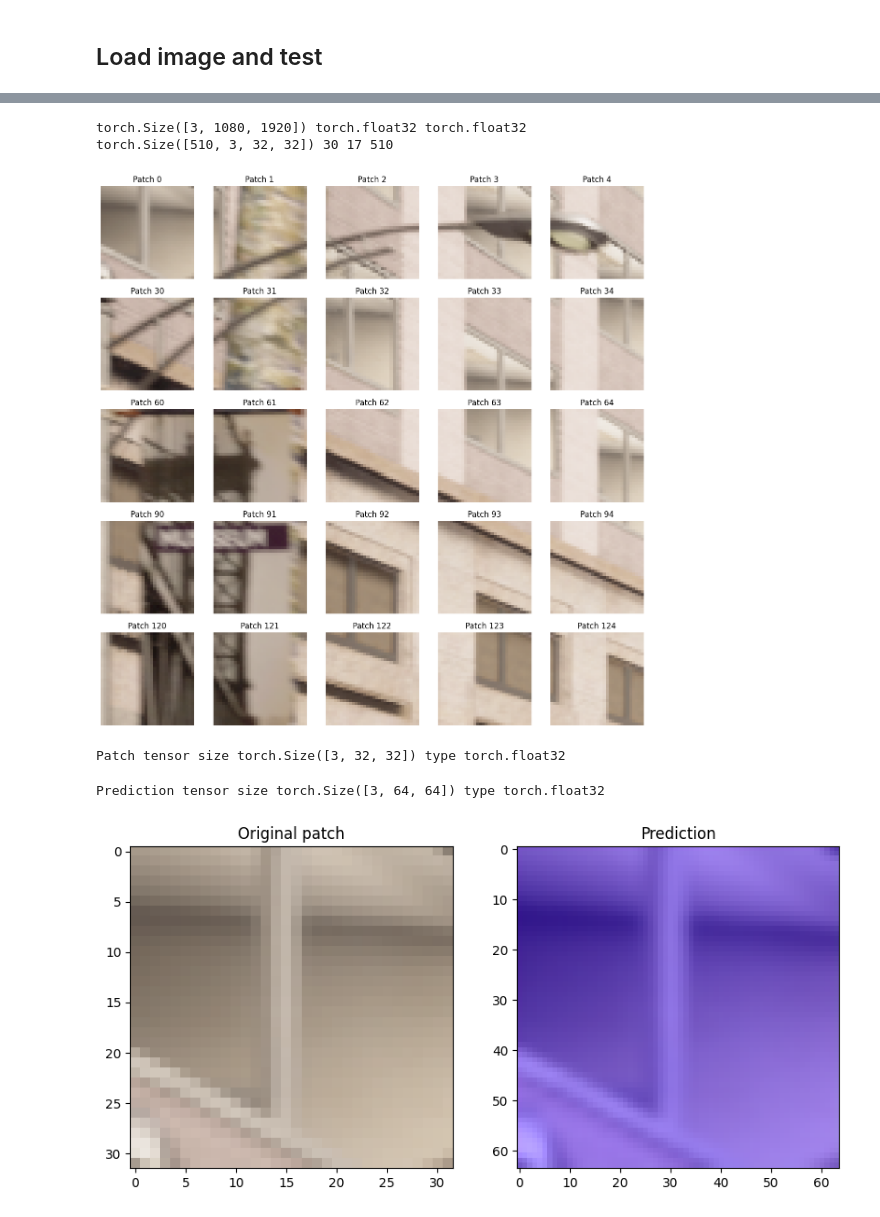
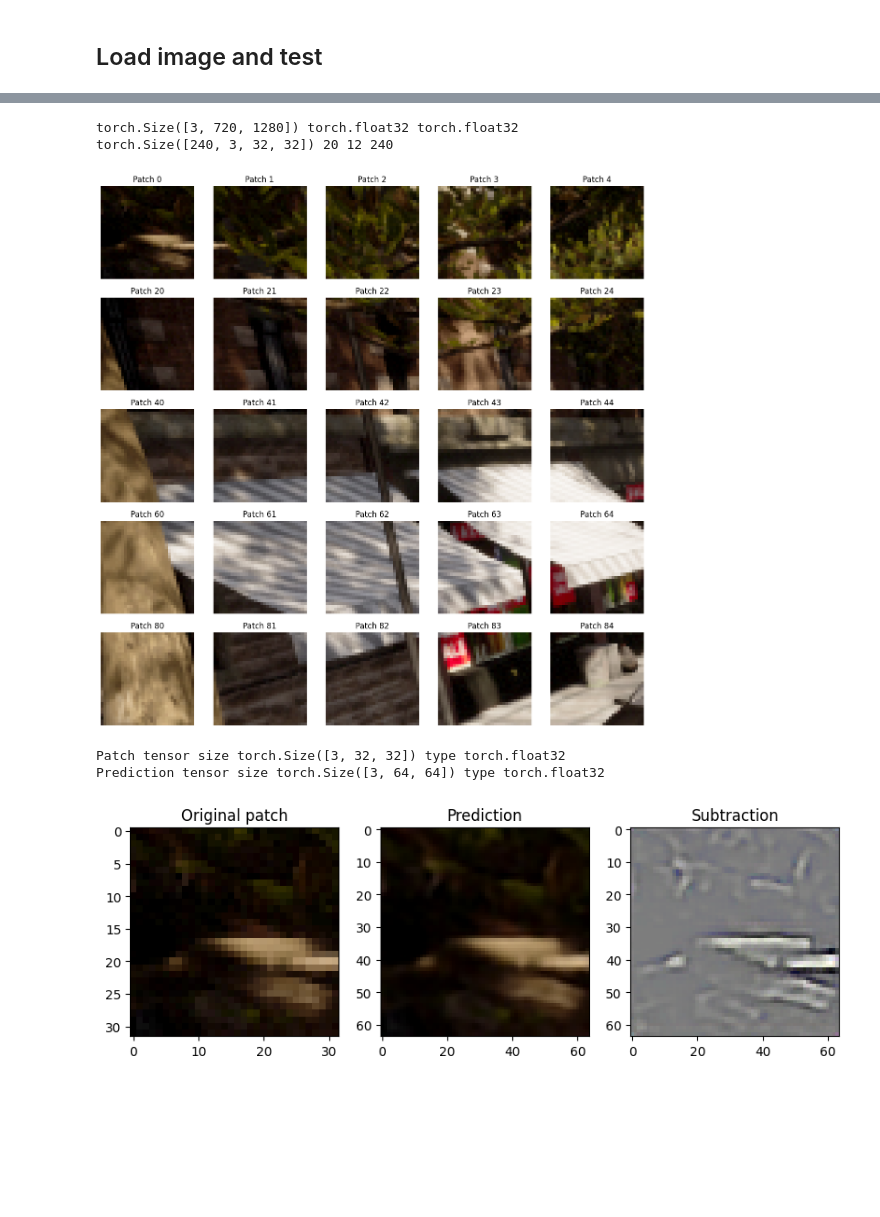
Before and after one commit to MightyCode/Super-Resolution-Project, a Jupyter notebook: test_model_on_image.ipynb, the cells around one changed output, grey strips where cells are left out. Cells and saved outputs as stored; diff of their text form; code cells hidden in the pictures; blank space fills up the shorter version.

Commit message:
add clamp to upscale, fix saving and loading file in nntools, fix the notebook that aims to test on example images

```diff
--- a/test_model_on_image.ipynb
+++ b/test_model_on_image.ipynb
@@ -45,19 +45,21 @@ small_valid_dataset = None
 stats_manager = None
 
 lr = 1e-3
-batch_size = 32
+batch_size = 512
 
 torch.cuda.empty_cache()
 r = UpscaleNN()
-torch.cuda.empty_cache()
 r = r.to(device)
 
-path = "results/smallbatchexperiment-upscale2"
+path = "results/superresol-upscale2"
 
 adam = torch.optim.Adam(r.parameters(), lr=lr)
 
 def criterion(y, d):
     return F.mse_loss(y, d)
 
-exp = nt.Experiment(r, small_dataset, small_valid_dataset, adam, stats_manager, device, criterion, batch_size=1,
-                     output_dir=path, perform_validation_during_training=True)
+exp = nt.Experiment(r,
+                    small_dataset, small_valid_dataset,
+                    adam, stats_manager, device, criterion,
+                    batch_size=batch_size,
+                    output_dir=path, perform_validation_during_training=True)
@@ -74,8 +78,8 @@ image_transforme = transforms.Compose([
 # %%
 resources_path = "resources"
 
-image_path = os.path.join(resources_path, "test/1920x1080/00178.png")
-image = cv2.imread(image_path)
+image_path = os.path.join(resources_path, "example.png")
+image = torchUtil.norm_numpy_image(cv2.imread(image_path).astype(np.float32) / 255.0)
 image_size = (image.shape[1], image.shape[0])
 
 # divide image image by 2
@@ -83,8 +87,8 @@ resized_image = cv2.resize(image, (image_size[0] // 2, image_size[1] // 2))
 new_image_size = (resized_image.shape[1], resized_image.shape[0])
 
 # apply transform to image
-image_tensor = image_transforme(image)
-resized_tensor = image_transforme(resized_image)
+image_tensor = image_transforme(image).to(device)
+resized_tensor = image_transforme(resized_image).to(device)
 
 fig, ax = plt.subplots(1, 2, figsize=(10, 10))
 ax[0].imshow(torchUtil.tensor_to_image(image_tensor))
@@ -113,8 +117,8 @@ print(image_tensor.shape, image_tensor.dtype, resized_patches.dtype)
 
 print(resized_patches.shape, num_patch_width, num_patch_height, num_patch_total)
 # %% [output]
-torch.Size([3, 1080, 1920]) torch.float32 torch.float32
-torch.Size([510, 3, 32, 32]) 30 17 510
+torch.Size([3, 720, 1280]) torch.float32 torch.float32
+torch.Size([240, 3, 32, 32]) 20 12 240
 # %%
 num_cols = min(5, num_patch_width)
 num_rows = min(5, num_patch_height)
@@ -130,32 +134,47 @@ for i in range(num_rows):
         ax[i, j].set_title(f"Patch {i * num_patch_width + j}")
         ax[i, j].axis('off')
 # %% [output]
-[figure, old version]
+[figure, new version]
+# %%
+from torchvision.transforms.v2 import Resize
+
+def resize_tensor(tensor, size):
+    return Resize(size, antialias=True)(tensor)
+
+def resize_tensor_to_numpy(tensor, size):
+    return torchUtil.tensor_to_numpy(resize_tensor(tensor, size))
 # %%
 # Make the model predict one patch
 patch_index = 0
 
 patch = resized_patches[patch_index].to(device)
 print("Patch tensor size", patch.shape, "type", patch.dtype)
 
 with torch.no_grad():
     prediction = exp.net(patch)
-    prediction = prediction.squeeze(0).cpu()
+    prediction = prediction.squeeze(0)
 
     print("Prediction tensor size", prediction.shape, "type", prediction.dtype)
 
-fig, ax = plt.subplots(1, 2, figsize=(10, 10))
+    bilinear = resize_tensor_to_numpy(patch, (patch_size * 2, patch_size * 2))
+
+    subtraction = torchUtil.norm_numpy_image(torchUtil.tensor_to_numpy(prediction) - bilinear)
+
+fig, ax = plt.subplots(1, 3, figsize=(10, 10))
 ax[0].imshow(torchUtil.tensor_to_image(patch.squeeze(0).cpu()))
 ax[0].set_title(f"Original patch")
 
-ax[1].imshow(torchUtil.tensor_to_image(prediction.clamp(0, 1)))
+ax[1].imshow(torchUtil.tensor_to_image(prediction))
 ax[1].set_title(f"Prediction")
 
+ax[2].imshow(torchUtil.numpy_to_image(subtraction))
+ax[2].set_title(f"Subtraction")
+
 plt.show()
 # %% [output]
 Patch tensor size torch.Size([3, 32, 32]) type torch.float32
+Prediction tensor size torch.Size([3, 64, 64]) type torch.float32
-Prediction tensor size torch.Size([3, 64, 64]) type torch.float32
-[figure, old version]
+[figure, new version]
 # %%
 #image_upscaled_torch = exp.net(resized_tensor.to(device)).squeeze(0).cpu()
 image_upscaled_torch = PatchImageTool.predict_image_from_image_patches(exp, image_size, resized_patches, device, patch_size=patch_size, sf=2)
```
Also changed, not shown: parts of 5 cells of this notebook, 3 other files.
